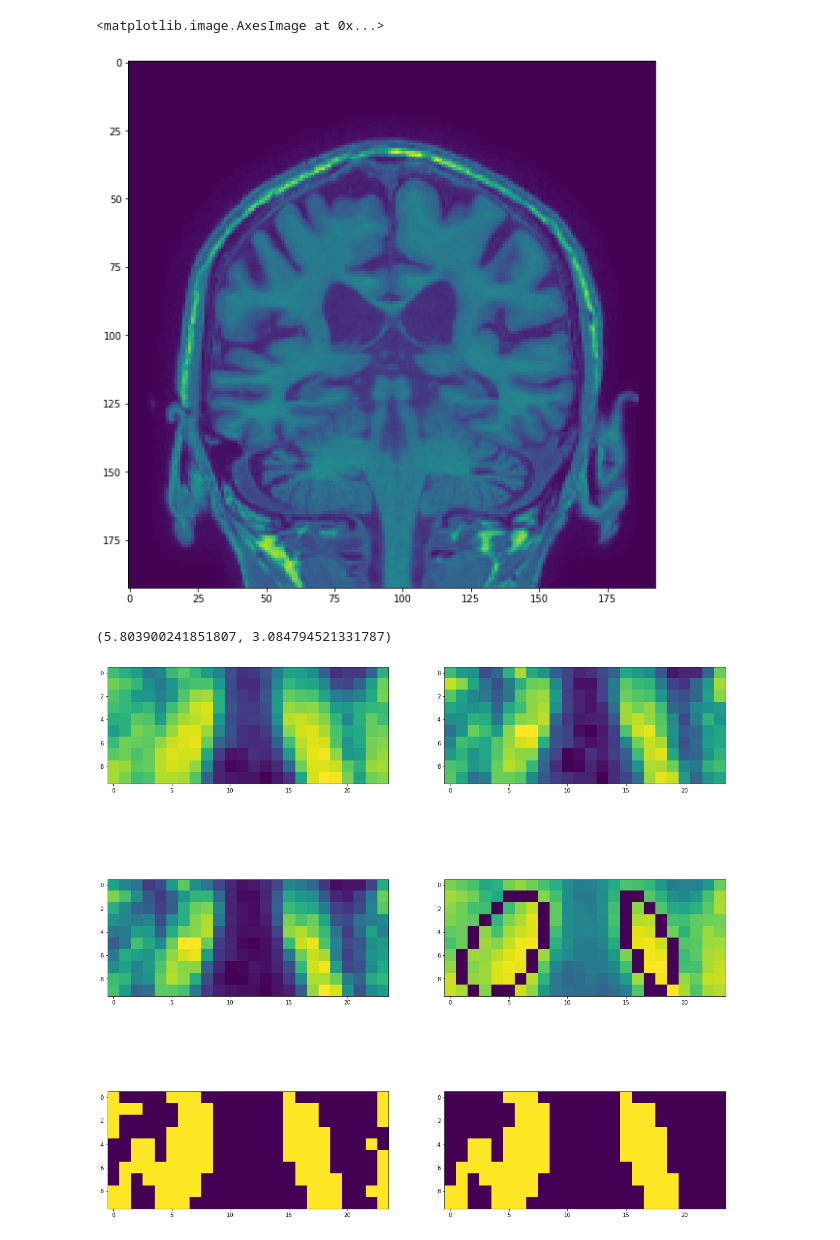
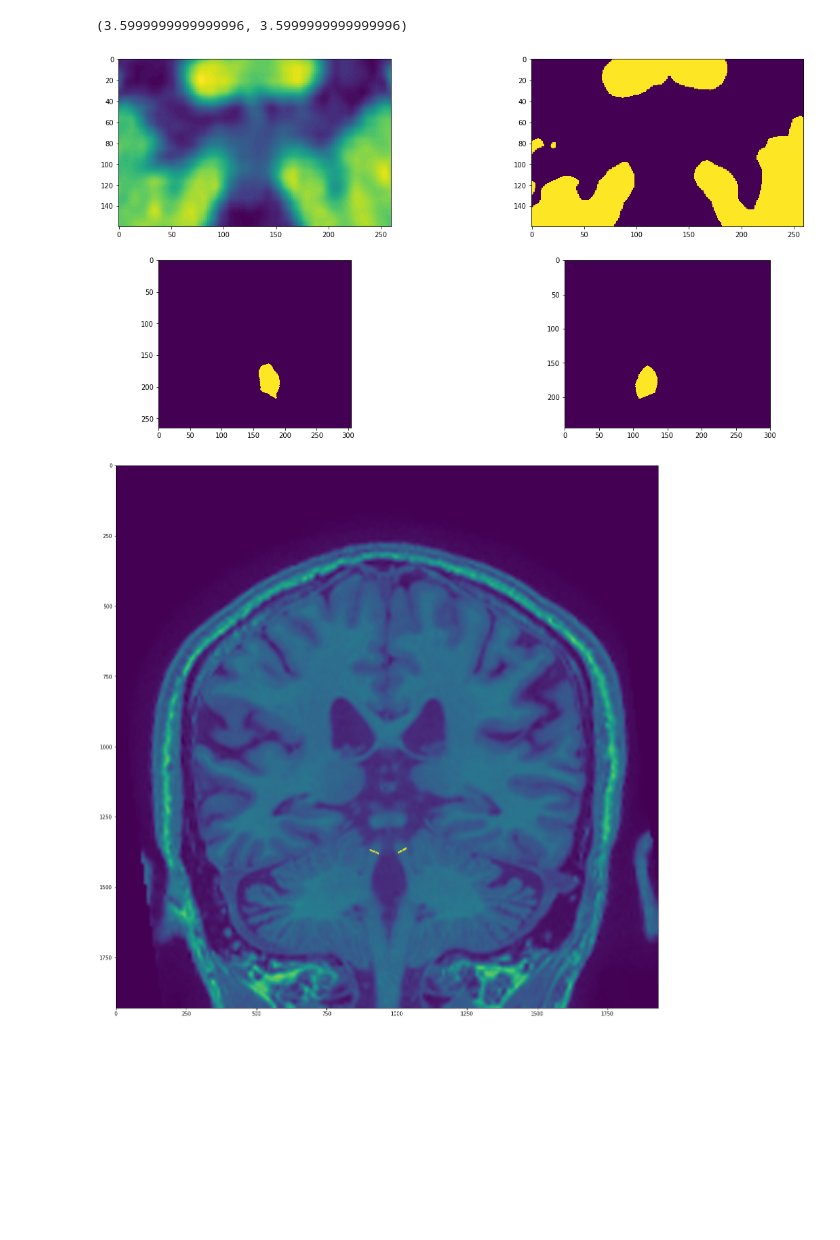
Before and after one commit to ChanceAroundYou/MPRI, a Jupyter notebook: Untitled.ipynb, the cells around one changed output. Saved outputs shown, nothing was run; the diff lists cells and outputs as text; code cells hidden in the pictures; blank space fills up the shorter version.

```diff
--- a/Untitled.ipynb
+++ b/Untitled.ipynb
@@ -150,7 +70,0 @@ r_scp_0.sum(axis=1).max() / size + 0.3, r_scp_1.sum(axis=1).max() / size + 0.3
-# %%
-img = img_nii.get_slice(r_quad[1], dim=1)
-plt.figure(figsize=(10, 10))
-plt.imshow(img)
-# %% [output]
-<matplotlib.image.AxesImage at 0x...>
-[figure, removed]
@@ -181,18 +71,52 @@ part_img_c = cv2.ellipse(part_img_c, ellipse_param_1, 3)
-# %%
-plt.figure(figsize=(20, 20))
-plt.subplot(321)
-plt.imshow(part_img)
-plt.subplot(322)
-plt.imshow(cl_img)
-plt.subplot(323)
-plt.imshow(part_img * (cl_img / cl_img.max()))
-plt.subplot(324)
-plt.imshow(part_img_c)
-plt.subplot(325)
-plt.imshow(mask)
-plt.subplot(326)
-plt.imshow(scp_img)
-ellipse_param_0[1][0], ellipse_param_1[1][0]
-# %% [output]
-(5.803900241851807, 3.084794521331787)
-[figure, removed]
+# %%
+# _, cont_0, _ = cv2.findContours(scp_0, cv2.RETR_TREE, cv2.CHAIN_APPROX_SIMPLE)
+# _, cont_1, _ = cv2.findContours(scp_1, cv2.RETR_TREE, cv2.CHAIN_APPROX_SIMPLE)
+# # ellipse_param_0 = cv2.fitEllipse(np.fliplr(np.stack(np.where(label==scp_components[0][0]), axis=1)))
+# # ellipse_param_1 = cv2.fitEllipse(np.fliplr(np.stack(np.where(label==scp_components[1][0]), axis=1)))
+# ellipse_param_0 = cv2.fitEllipse(cont_0[0])
+# ellipse_param_1 = cv2.fitEllipse(cont_1[0])
+
+# part_img_c = part_img.copy()
+# part_img_c = cv2.ellipse(part_img_c, ellipse_param_0, int(part_img_c.min()))
+# part_img_c = cv2.ellipse(part_img_c, ellipse_param_1, int(part_img_c.min()))
+
+# scp_img_c = scp_img.astype(np.uint8)
+# scp_img_c = cv2.ellipse(scp_img_c, ellipse_param_0, 2)
+# scp_img_c = cv2.ellipse(scp_img_c, ellipse_param_1, 3)
+
+scp_angle_0 = process.first_stage.get_img_angle(scp_0)
+scp_angle_1 = process.first_stage.get_img_angle(scp_1)
+r_scp_0 = scp_0.copy()
+r_scp_0[140:] = 0
+r_scp_1 = scp_1.copy()
+r_scp_1[140:] = 0
+r_scp_0 = scipy_rotate(r_scp_0, np.rad2deg(scp_angle_0), reshape=True)
+r_scp_1 = scipy_rotate(r_scp_1, np.rad2deg(scp_angle_1), reshape=True)
+plt.figure(figsize=(20, 10))
+plt.subplot(221)
+plt.imshow(part_img)
+plt.subplot(222)
+plt.imshow(mask)
+plt.subplot(223)
+plt.imshow(r_scp_0)
+plt.subplot(224)
+plt.imshow(r_scp_1)
+
+
+p0 = process.third_stage.get_cut_points(scp_0, r_scp_0, scp_angle_0)
+p1 = process.third_stage.get_cut_points(scp_1, r_scp_1, scp_angle_1)
+
+mod = (center_y+box[0], center_x+box[2])
+
+mp0 = tuple(map(lambda p: tuple(map(sum, zip(p, mod))), p0))
+mp1 = tuple(map(lambda p: tuple(map(sum, zip(p, mod))), p1))
+
+scp_img = process.add_line(resized, *mp0)
+scp_img = process.add_line(scp_img, *mp1)
+plt.figure(figsize=(20, 20))
+plt.imshow(scp_img)
+r_scp_0.sum(axis=1).max() / size + 0.3, r_scp_1.sum(axis=1).max() / size + 0.3
+# %% [output]
+(3.5999999999999996, 3.5999999999999996)
+[figure, added]
+[figure, added]
```
Also changed, not shown: parts of 7 cells of this notebook, 7 other files.
